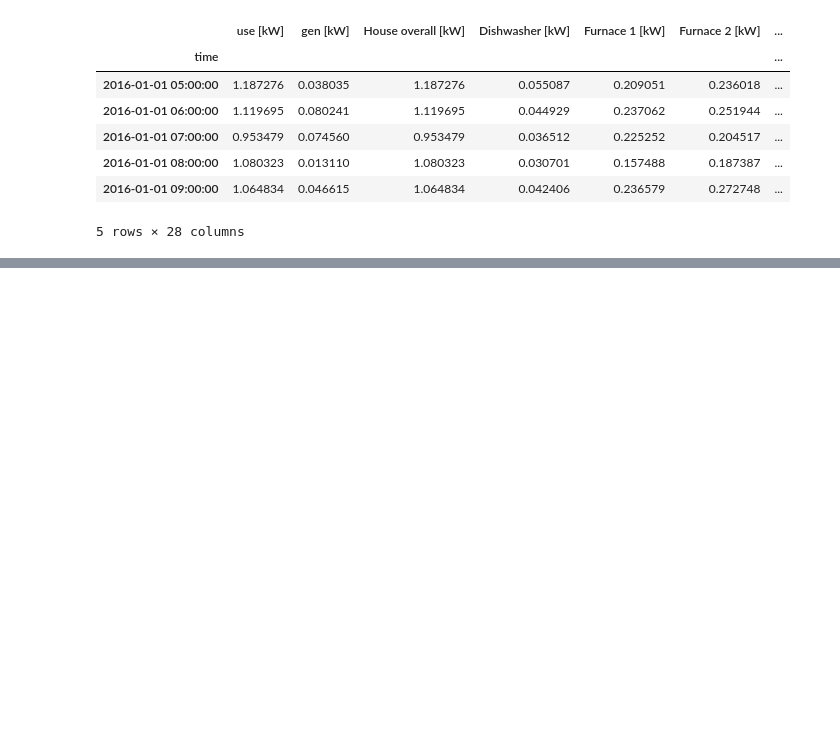
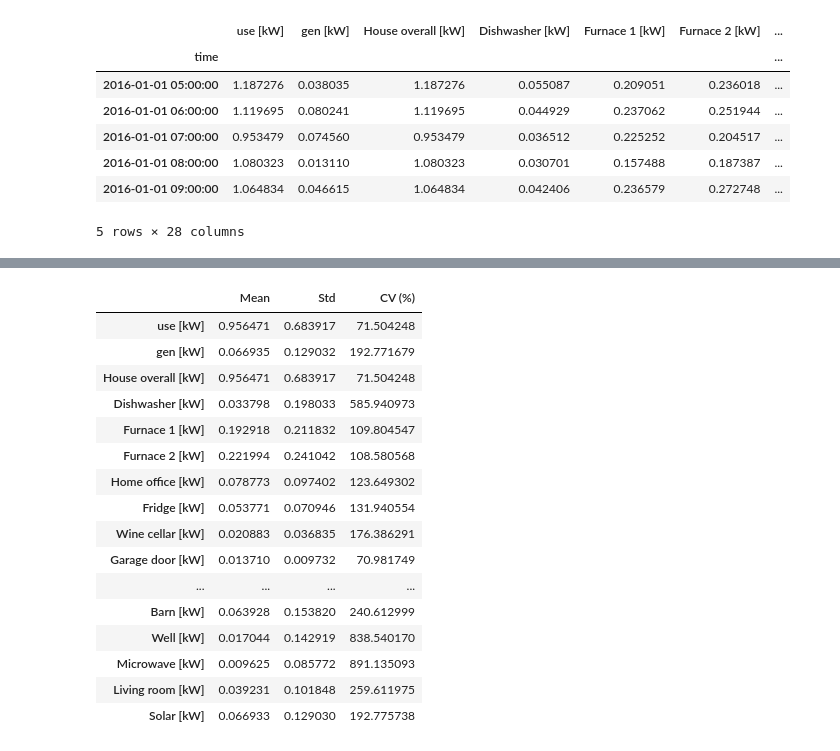
Before and after one commit to mailech/SmartEnergy-Consumption, a Jupyter notebook: Data.ipynb, the cells around one changed output, grey strips where cells are left out. Saved outputs shown, nothing was run; the diff lists cells and outputs as text; code cells hidden in the pictures; blank space fills up the shorter version.

```diff
--- a/Data.ipynb
+++ b/Data.ipynb
@@ -211,0 +103,8 @@ R2 Score: 1.0
+# %%
+mean_vals = df[energy_cols].mean()
+std_vals = df[energy_cols].std()
+
+pd.DataFrame({
+    "Mean": mean_vals,
+    "Standard Deviation": std_vals
+})
@@ -211,0 +129,26 @@ R2 Score: 1.0
+# %%
+cv = (std_vals / mean_vals) * 100
+
+pd.DataFrame({
+    "Mean": mean_vals,
+    "Std": std_vals,
+    "CV (%)": cv
+})
+# %% [output]
+|  | Mean | Std | CV (%) |
+| use [kW] | 0.956471 | 0.683917 | 71.504248 |
+| gen [kW] | 0.066935 | 0.129032 | 192.771679 |
+| House overall [kW] | 0.956471 | 0.683917 | 71.504248 |
+| Dishwasher [kW] | 0.033798 | 0.198033 | 585.940973 |
+| Furnace 1 [kW] | 0.192918 | 0.211832 | 109.804547 |
+| Furnace 2 [kW] | 0.221994 | 0.241042 | 108.580568 |
+| Home office [kW] | 0.078773 | 0.097402 | 123.649302 |
+| Fridge [kW] | 0.053771 | 0.070946 | 131.940554 |
+| Wine cellar [kW] | 0.020883 | 0.036835 | 176.386291 |
+| Garage door [kW] | 0.013710 | 0.009732 | 70.981749 |
+| ... | ... | ... | ... |
+| Barn [kW] | 0.063928 | 0.153820 | 240.612999 |
+| Well [kW] | 0.017044 | 0.142919 | 838.540170 |
+| Microwave [kW] | 0.009625 | 0.085772 | 891.135093 |
+| Living room [kW] | 0.039231 | 0.101848 | 259.611975 |
+| Solar [kW] | 0.066933 | 0.129030 | 192.775738 |
```
Also changed, not shown: parts of 22 cells of this notebook, 2 other files.
